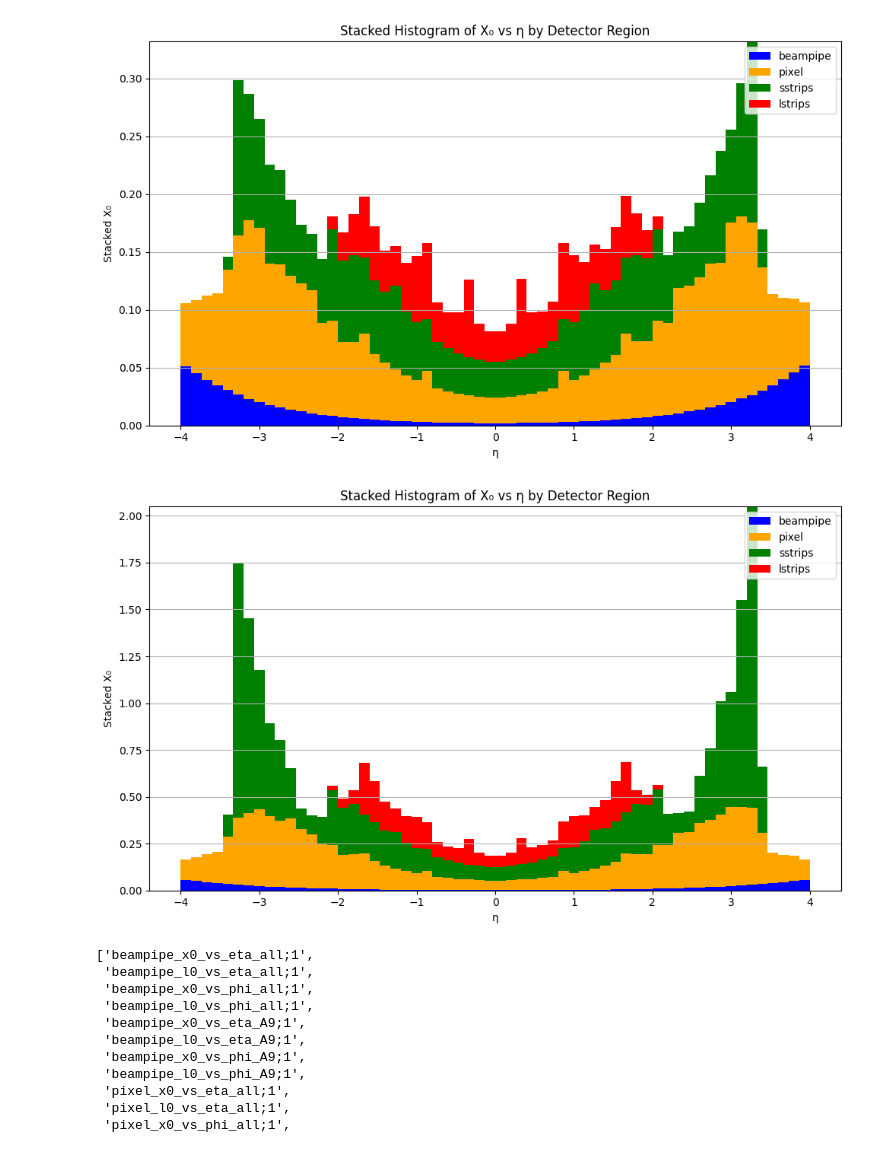
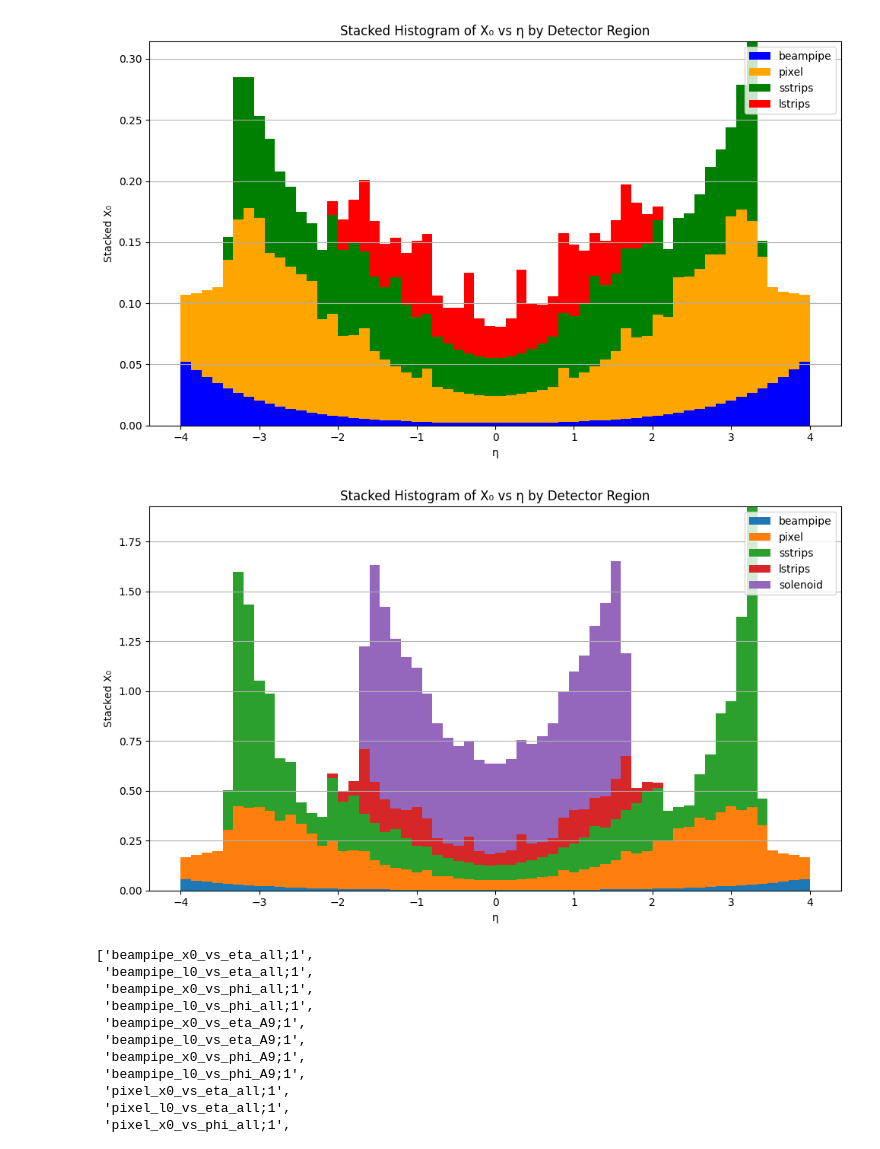
Before and after one commit to dlai211/iris-hep-log, a Jupyter notebook: code/test.ipynb, the cells around one changed output. Cells and saved outputs as stored; diff of their text form; code cells hidden in the pictures.

```diff
--- a/code/test.ipynb
+++ b/code/test.ipynb
@@ -4,7 +4,9 @@ import numpy as np
 import matplotlib.pyplot as plt
 from collections import defaultdict
 # %%
-f = uproot.open("/data/jlai/iris-hep2/OpenDataDetector/ci/reference/material_composition.root")
+# f = uproot.open("/data/jlai/iris-hep2/OpenDataDetector/ci/reference/material_composition.root")
+f = uproot.open("/data/jlai/iris-hep/material-map/material_composition.root")
+
 
 names = {
     "beampipe": "beampipe_x0_vs_eta_all",
@@ -34,5 +36,7 @@ plt.show()
 # %%
-f = uproot.open("/data/jlai/iris-hep2/OpenDataDetector/ci/reference/material_composition.root")
+# f = uproot.open("/data/jlai/iris-hep2/OpenDataDetector/ci/reference/material_composition.root")
+f = uproot.open("/data/jlai/iris-hep/material-map/material_composition.root")
+
 
 names = {
     "beampipe": "beampipe_l0_vs_eta_all",
@@ -83,15 +87,22 @@ plt.tight_layout()
 plt.savefig("x0_vs_eta_stacked_hist.png")
 plt.show()
 # %% [output]
-[figure, old version]
+[figure, new version]
 # %%
-f = uproot.open("/data/jlai/iris-hep2/OpenDataDetector/ci/reference/material_composition.root")
+# f = uproot.open("/data/jlai/iris-hep2/OpenDataDetector/ci/reference/material_composition.root")
+f = uproot.open("/data/jlai/iris-hep/material-map/material_composition.root")
+
 
 names = {
     "beampipe": "beampipe_x0_vs_eta_all",
     "pixel": "pixel_x0_vs_eta_all",
     "sstrips": "sstrips_x0_vs_eta_all",
     "lstrips": "lstrips_x0_vs_eta_all",
+    "solenoid": "solenoid_x0_vs_eta_all",
+    # "ecalbarrel": "ecalbarrel_x0_vs_eta_all",
+    # "ecalendcap": "ecalendcap_x0_vs_eta_all",
+    # "hcalbarrel": "hcalbarrel_x0_vs_eta_all",
+    # "hcalendcap": "hcalendcap_x0_vs_eta_all"
 }
 
 # Load all histograms and binning
@@ -107,36 +118,36 @@ for label, key in names.items():
 
 # Convert to numpy array
 group_data = np.array(group_data)  # shape: (n_groups, n_bins)
 eta_centers = 0.5 * (eta_edges[1:] + eta_edges[:-1])
 bin_width = np.diff(eta_edges)
 
 # Plot stacked histogram
 plt.figure(figsize=(10, 6))
 bottom = np.zeros_like(eta_centers)
 
-colors = ['blue', 'orange', 'green', 'red']
+# colors = ['blue', 'orange', 'green', 'red']
 for i, (label, x0_vals) in enumerate(zip(group_labels, group_data)):
     plt.bar(
         eta_centers,
         x0_vals,
         width=bin_width,
         bottom=bottom,
         label=label,
         align="center",
-        color=colors[i % len(colors)],
+        # color=colors[i % len(colors)],
     )
     bottom += x0_vals  # stack
 
 plt.xlabel("η")
 plt.ylabel("Stacked X₀")
 plt.title("Stacked Histogram of X₀ vs η by Detector Region")
 plt.legend(loc="upper right")
 plt.grid(True, axis="y")
 plt.tight_layout()
 plt.savefig("x0_vs_eta_stacked_hist.png")
 plt.show()
 # %% [output]
-[figure, old version]
+[figure, new version]
 # %%
 f.keys()
 # %% [output]
```
Also changed, not shown: parts of 2 cells of this notebook, 9 other files.
